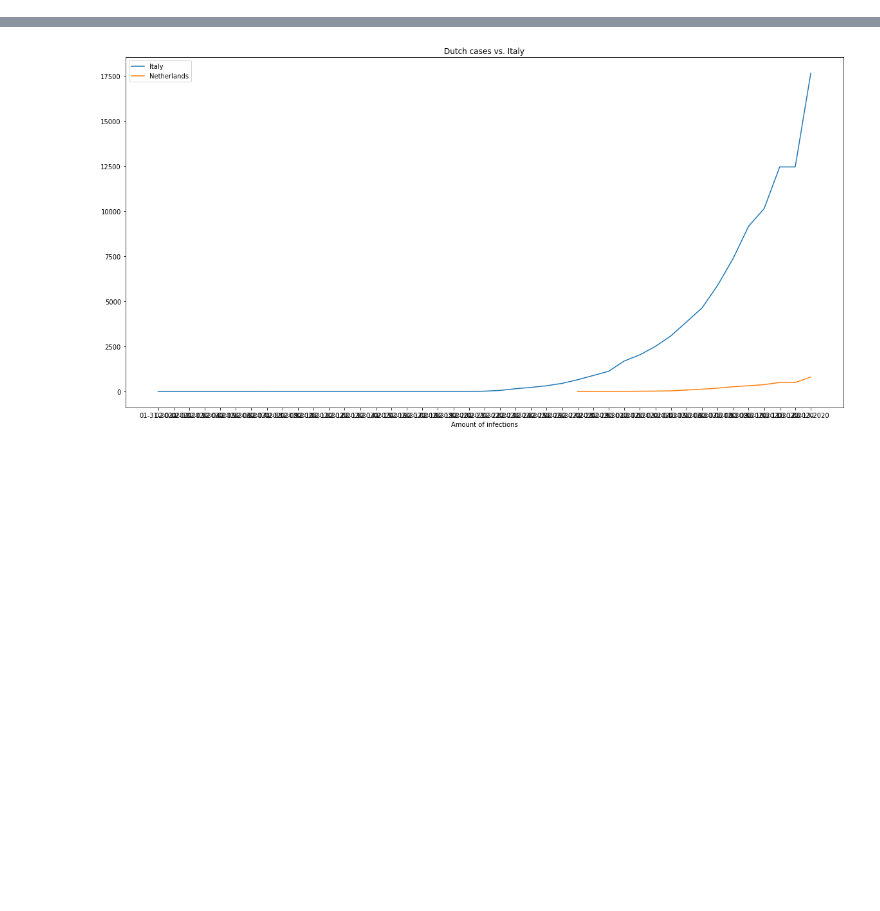
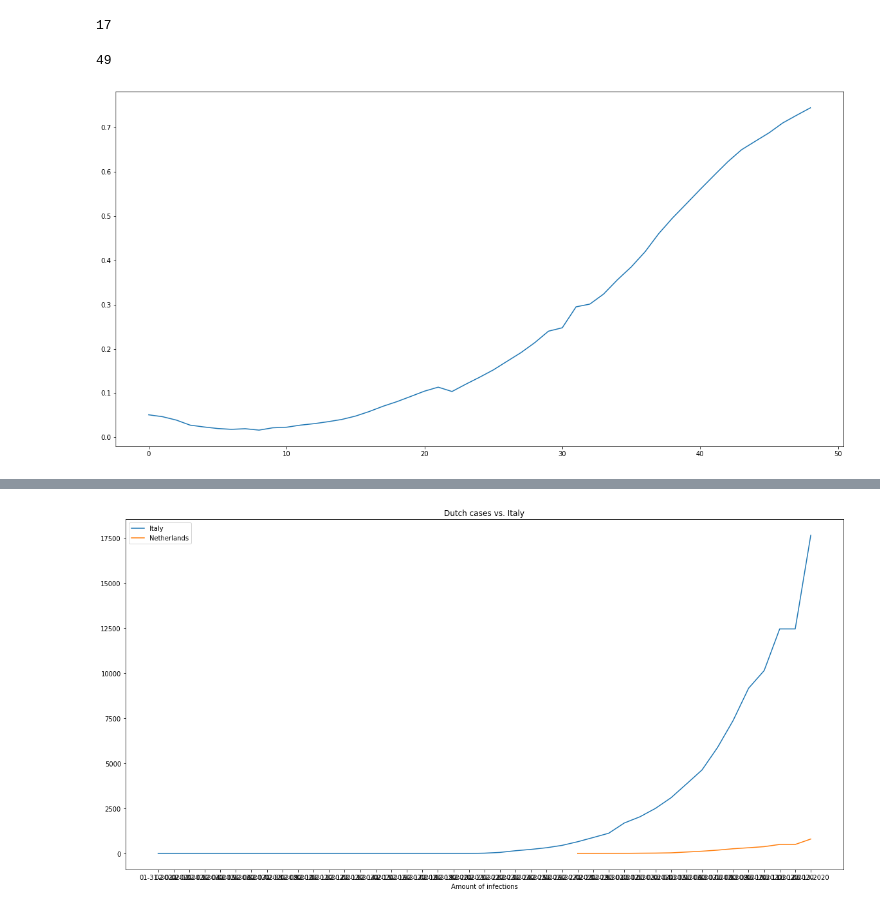
Before and after one commit to VincentFokker/Fruitpunch-AI-Covid-19, a Jupyter notebook: Impact on Health/CSSEGISandData - Corona Analysis.ipynb, the cells around one changed output, grey strips where cells are left out. Saved outputs shown, nothing was run; the diff lists cells and outputs as text; code cells hidden in the pictures; blank space fills up the shorter version.

```diff
--- a/Impact on Health/CSSEGISandData - Corona Analysis.ipynb
+++ b/Impact on Health/CSSEGISandData - Corona Analysis.ipynb
@@ -28,0 +45,36 @@ for date in all_dates[:-1]:
+# %%
+import statistics as sts
+recover_china = []
+for date in all_dates[:]:
+    try:
+        recover_china.append(date_dict[date]['Netherlands']['recovered'])
+        #recover_china.append(date_dict[date]['China']['recovered'])
+    except:
+        pass
+# %%
+len(recover_china)
+# %% [output]
+17
+# %%
+new_recover_china = [0] + [recover_china[i+1] - recover_china[i] for i in range(len(recover_china[:-2])-1)]
+len(new_recover_china)
+# %% [output]
+49
+# %%
+import statistics as sts
+recover_china = []
+county = 'Mainland China'
+for date in all_dates[:]:
+    try:
+        recover_china.append(date_dict[date][county]['recovered'] / date_dict[date][county]['infected'])
+        #recover_china.append(date_dict[date]['China']['recovered'] / date_dict[date]['China']['infected'])
+    except:
+        pass
+recover_china
+
+plt.figure(figsize=(20,10))
+plt.plot(recover_china)
+plt.plot([sts.mean(rr_china) for item in range(len(rr_china))])
+plt.show()
+# %% [output]
+[figure, added]
```
Also changed, not shown: parts of 10 cells of this notebook.
